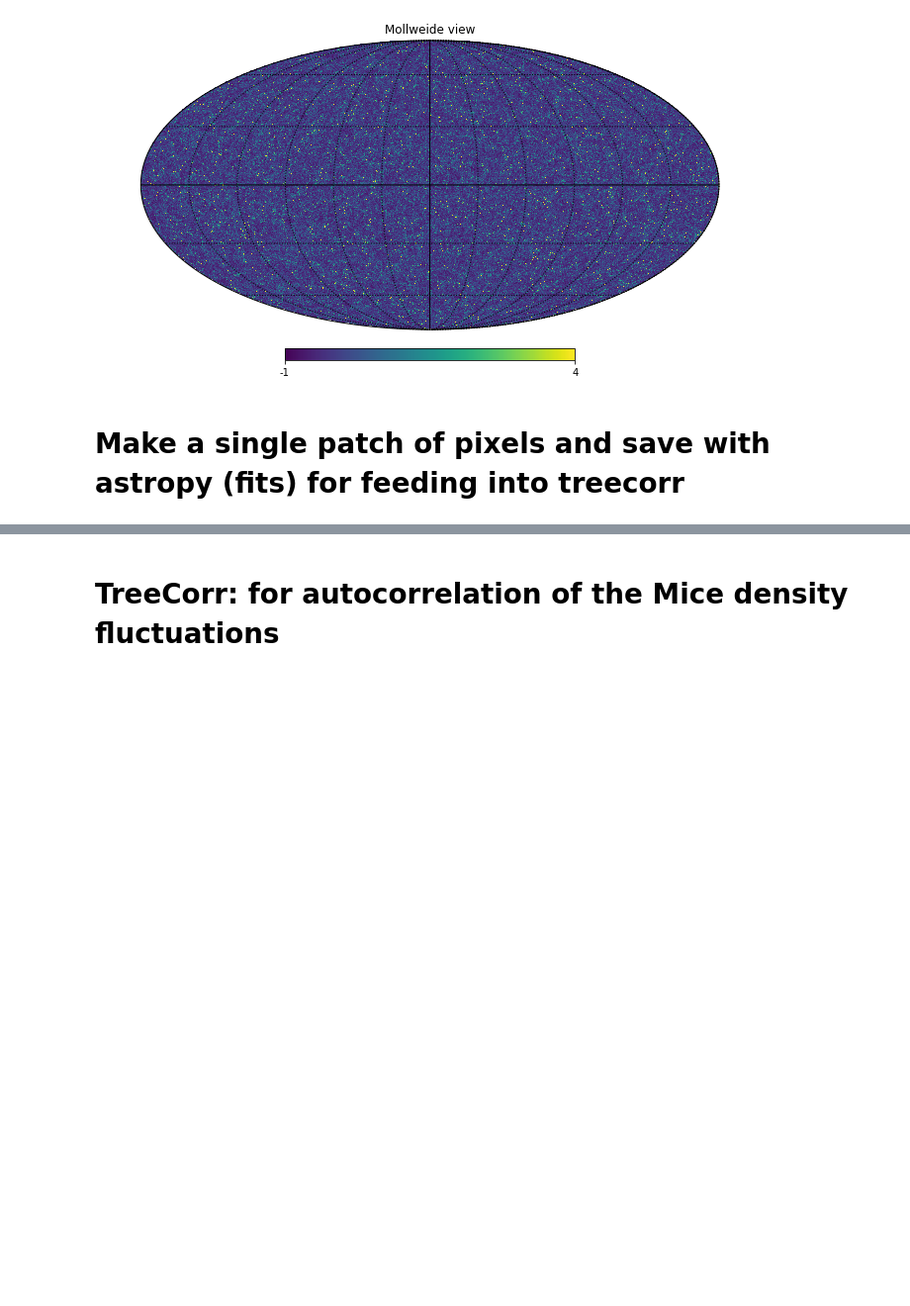
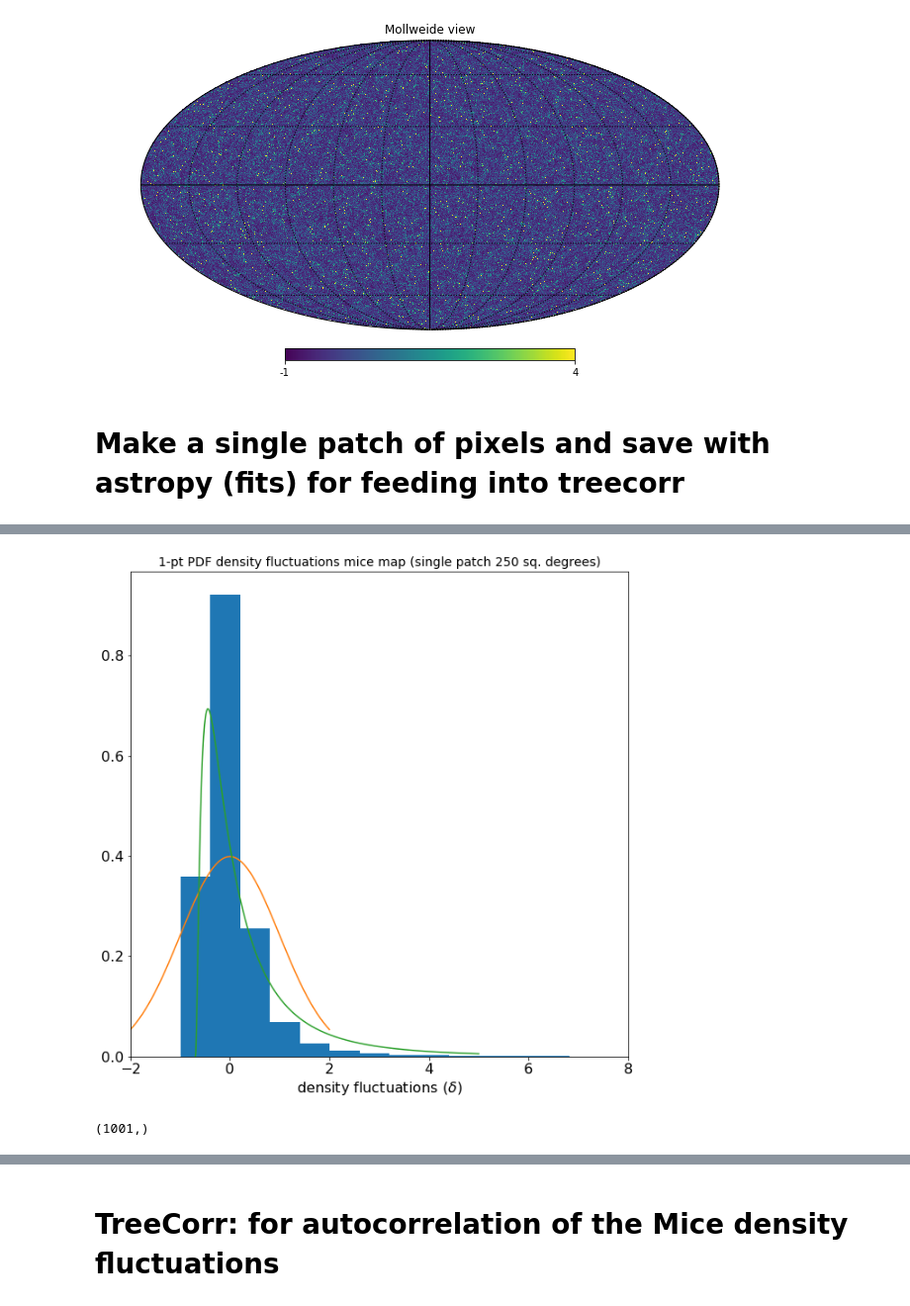
Before and after one commit to anikhalder/Integrated_Bispectrum, a Jupyter notebook: power_spectrum_mice/power_spectrum_mice_single_patch.ipynb, the cells around one changed output, grey strips where cells are left out. Shown: that part at 99% size. Saved outputs shown, nothing was run; the diff lists cells and outputs as text; code cells hidden in the pictures; blank space fills up the shorter version.

```diff
--- a/power_spectrum_mice/power_spectrum_mice_single_patch.ipynb
+++ b/power_spectrum_mice/power_spectrum_mice_single_patch.ipynb
@@ -132,0 +139,33 @@ plt.savefig("./mice_output/plot_output/1_pt_PDF_single_patch/density_fluctuation
+# %%
+x_normal = np.linspace(-2,2,1000)
+
+mu = 0
+sigma = 1
+
+n_x_normal = 1/(np.sqrt(2*np.pi*sigma**2))*np.exp(-(x_normal-mu)**2/(2*sigma**2))
+
+log_shift = 0.7
+
+x_lognormal = np.linspace(-log_shift,5,1000)
+
+z_x_lognormal = 1/(np.sqrt(2*np.pi*(x_lognormal+log_shift)*sigma)) * np.exp(-(np.log(x_lognormal/log_shift + 1) + sigma**2/2)**2/(2*sigma**2))
+
+
+
+plt.figure(figsize=(10,10))
+plt.hist(density_field_mice_disc,density=True, bins=40)
+plt.plot(x_normal,n_x_normal)
+plt.plot(x_lognormal,z_x_lognormal)
+plt.xlabel('density fluctuations ($δ$)', fontsize=16)
+plt.tick_params(labelsize=16)
+plt.xlim(-2,8)
+plt.title('1-pt PDF density fluctuations mice map (single patch '+str(sq_degrees)+' sq. degrees)', fontsize=14)
+plt.savefig("./mice_output/plot_output/1_pt_PDF_single_patch/density_fluctuations_mice_1_pt_PDF_single_patch.pdf")
+# %% [output]
+[figure, added]
+# %%
+arr, bins = np.histogram(density_field_mice_disc, bins=1000, density=True)
+
+bins.shape
+# %% [output]
+(1001,)
```
Also changed, not shown: parts of 7 cells of this notebook, 14 other files.
